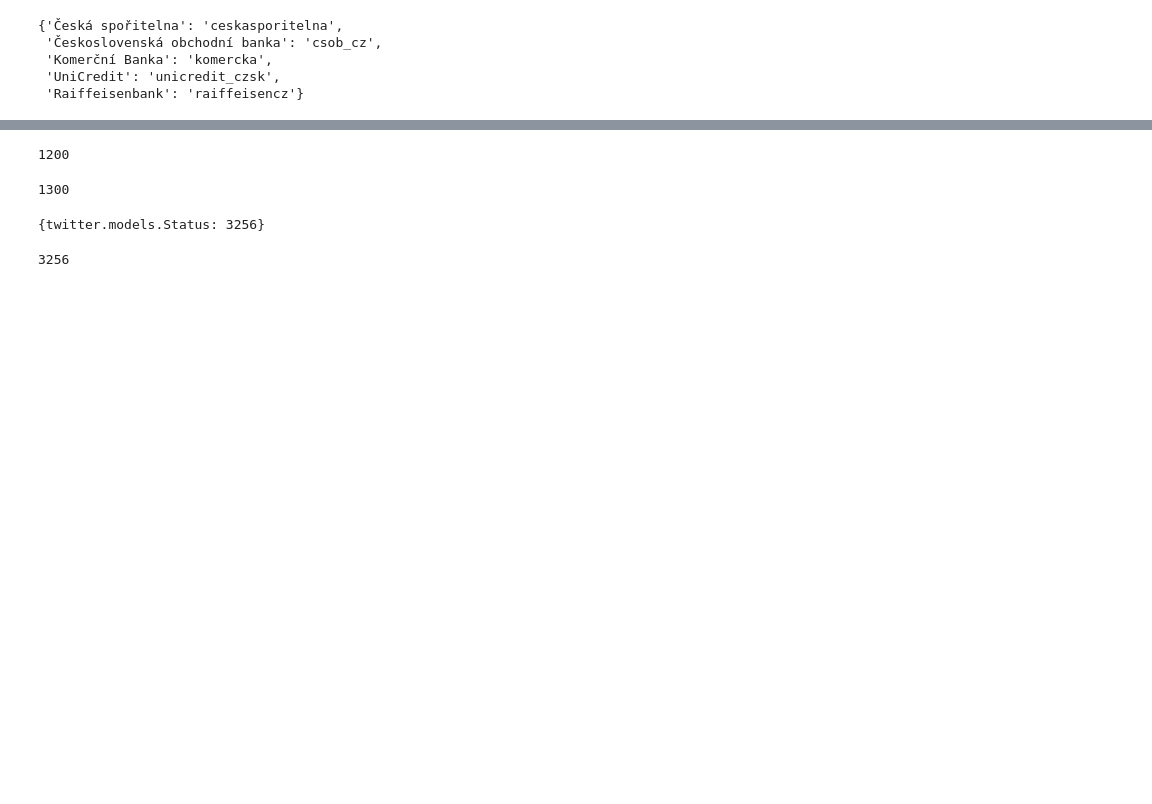
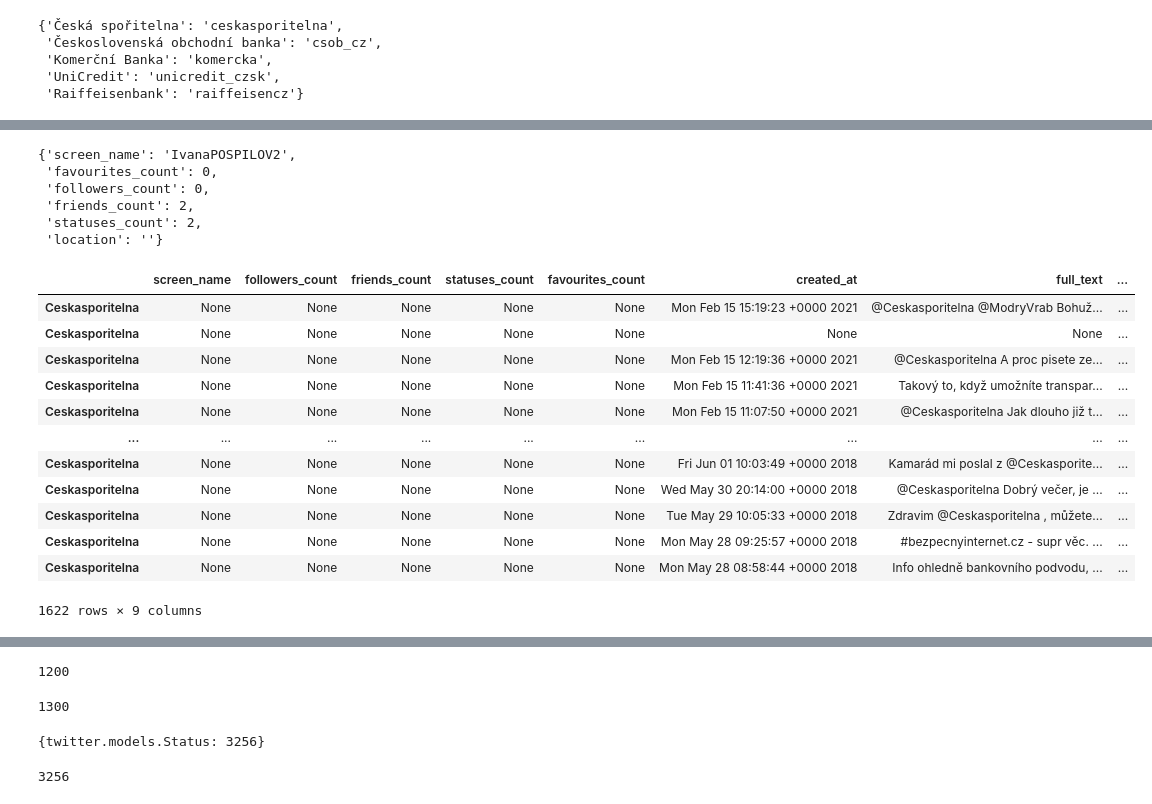
Before and after one commit to roman-ruzica/twitter_project_ruzica_zacharova, a Jupyter notebook: bank_twitter_scraper.ipynb, the cells around one changed output, grey strips where cells are left out. Cells and saved outputs as stored; diff of their text form; code cells hidden in the pictures; blank space fills up the shorter version.

```diff
--- a/bank_twitter_scraper.ipynb
+++ b/bank_twitter_scraper.ipynb
@@ -372,0 +569,25 @@ class Twitter_user():
+# %%
+sporka.mentions[1].user_info
+# %% [output]
+{'screen_name': 'IvanaPOSPILOV2',
+ 'favourites_count': 0,
+ 'followers_count': 0,
+ 'friends_count': 2,
+ 'statuses_count': 2,
+ 'location': ''}
+# %%
+sporka.my_reply_pd.drop_duplicates()
+# %% [output]
+|  | screen_name | followers_count | friends_count | statuses_count | favourites_count | created_at | full_text | ... |
+| Ceskasporitelna | None | None | None | None | None | Mon Feb 15 15:19:23 +0000 2021 | @Ceskasporitelna @ModryVrab Bohuž... | ... |
+| Ceskasporitelna | None | None | None | None | None | None | None | ... |
+| Ceskasporitelna | None | None | None | None | None | Mon Feb 15 12:19:36 +0000 2021 | @Ceskasporitelna A proc pisete ze... | ... |
+| Ceskasporitelna | None | None | None | None | None | Mon Feb 15 11:41:36 +0000 2021 | Takový to, když umožníte transpar... | ... |
+| Ceskasporitelna | None | None | None | None | None | Mon Feb 15 11:07:50 +0000 2021 | @Ceskasporitelna Jak dlouho již t... | ... |
+| ... | ... | ... | ... | ... | ... | ... | ... | ... |
+| Ceskasporitelna | None | None | None | None | None | Fri Jun 01 10:03:49 +0000 2018 | Kamarád mi poslal z @Ceskasporite... | ... |
+| Ceskasporitelna | None | None | None | None | None | Wed May 30 20:14:00 +0000 2018 | @Ceskasporitelna Dobrý večer, je ... | ... |
+| Ceskasporitelna | None | None | None | None | None | Tue May 29 10:05:33 +0000 2018 | Zdravim @Ceskasporitelna , můžete... | ... |
+| Ceskasporitelna | None | None | None | None | None | Mon May 28 09:25:57 +0000 2018 | #bezpecnyinternet.cz - supr věc. ... | ... |
+| Ceskasporitelna | None | None | None | None | None | Mon May 28 08:58:44 +0000 2018 | Info ohledně bankovního podvodu, ... | ... |
+1622 rows × 9 columns
```
Also changed, not shown: parts of 44 cells of this notebook, 1 other file.
